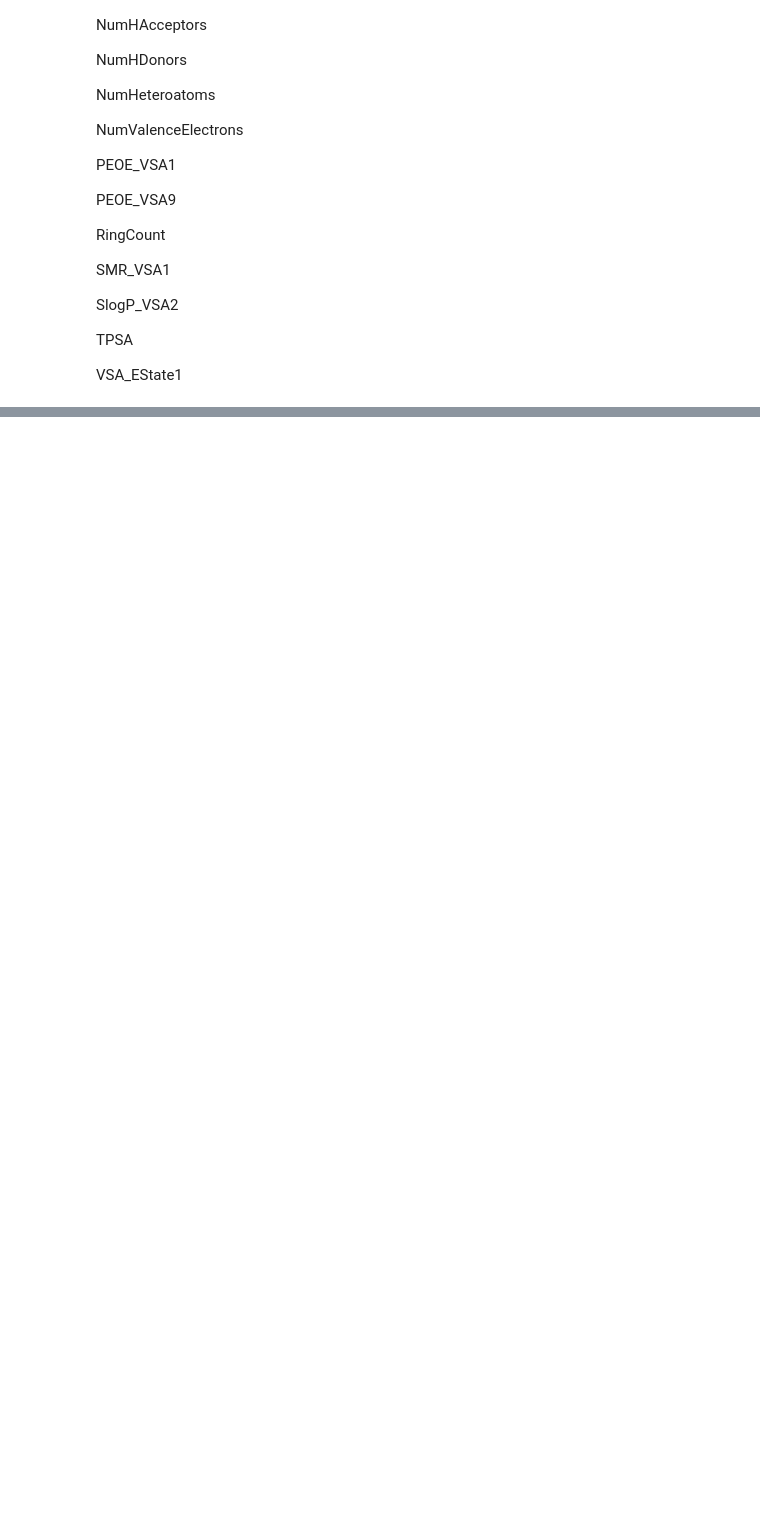
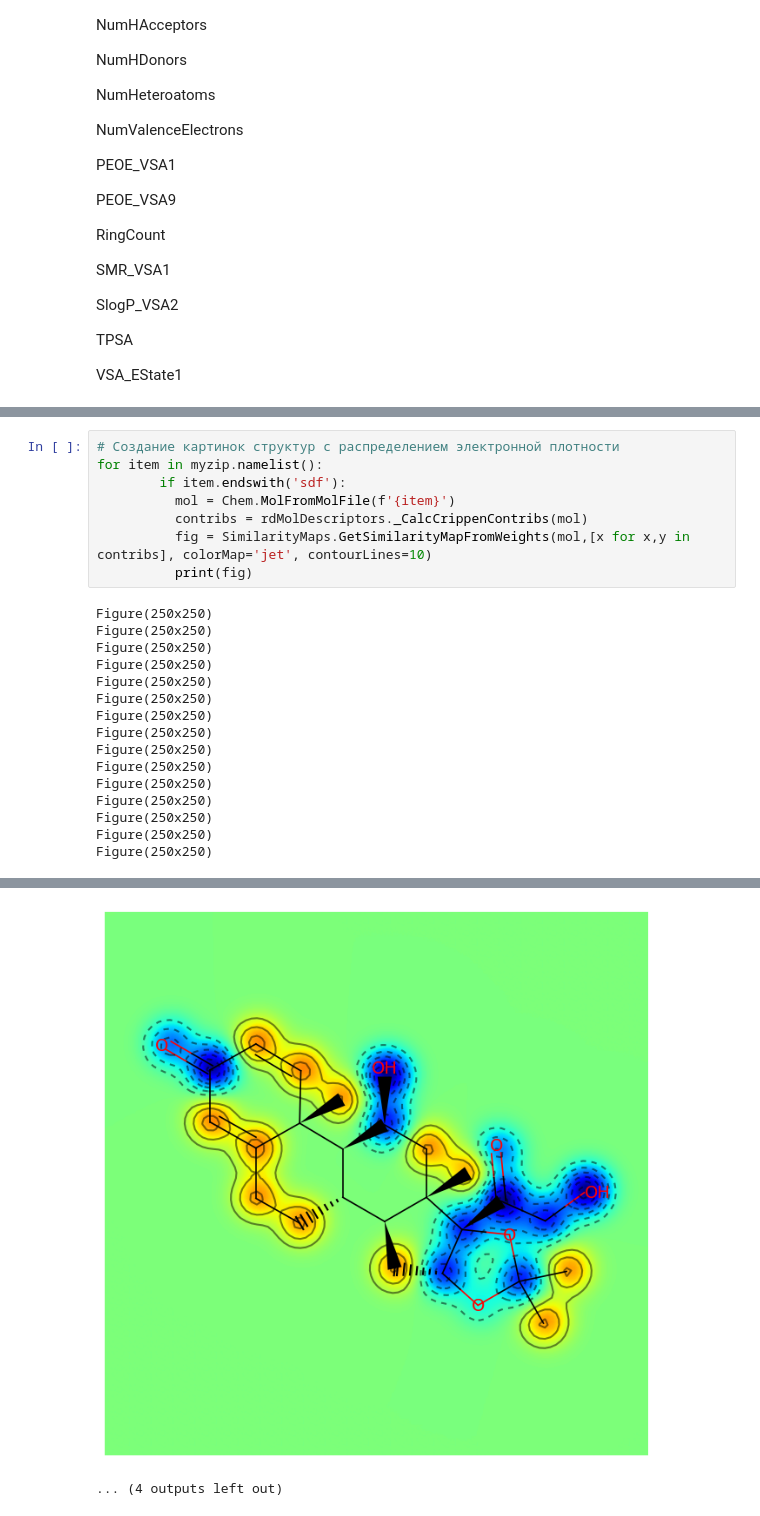
Before and after one commit to dobrotvorn/DataCon23, a Jupyter notebook: Mini_task2.ipynb, the cells around one changed output, grey strips where cells are left out. Saved outputs shown, nothing was run; the diff lists cells and outputs as text; blank space fills up the shorter version.

```diff
--- a/Mini_task2.ipynb
+++ b/Mini_task2.ipynb
@@ -197,0 +167,24 @@ Figure(250x250)
+# %%
+# Создание картинок структур с распределением электронной плотности
+for item in myzip.namelist():
+        if item.endswith('sdf'):
+          mol = Chem.MolFromMolFile(f'{item}')
+          contribs = rdMolDescriptors._CalcCrippenContribs(mol)
+          fig = SimilarityMaps.GetSimilarityMapFromWeights(mol,[x for x,y in contribs], colorMap='jet', contourLines=10)
+          print(fig)
+# %% [output]
+Figure(250x250)
+Figure(250x250)
+Figure(250x250)
+Figure(250x250)
+Figure(250x250)
+Figure(250x250)
+Figure(250x250)
+Figure(250x250)
+Figure(250x250)
+Figure(250x250)
+Figure(250x250)
+Figure(250x250)
+Figure(250x250)
+Figure(250x250)
+Figure(250x250)
@@ -197,0 +201,2 @@ Figure(250x250)
+[figure, added]
+... (4 outputs left out)
```
Also changed, not shown: parts of 4 cells of this notebook.
